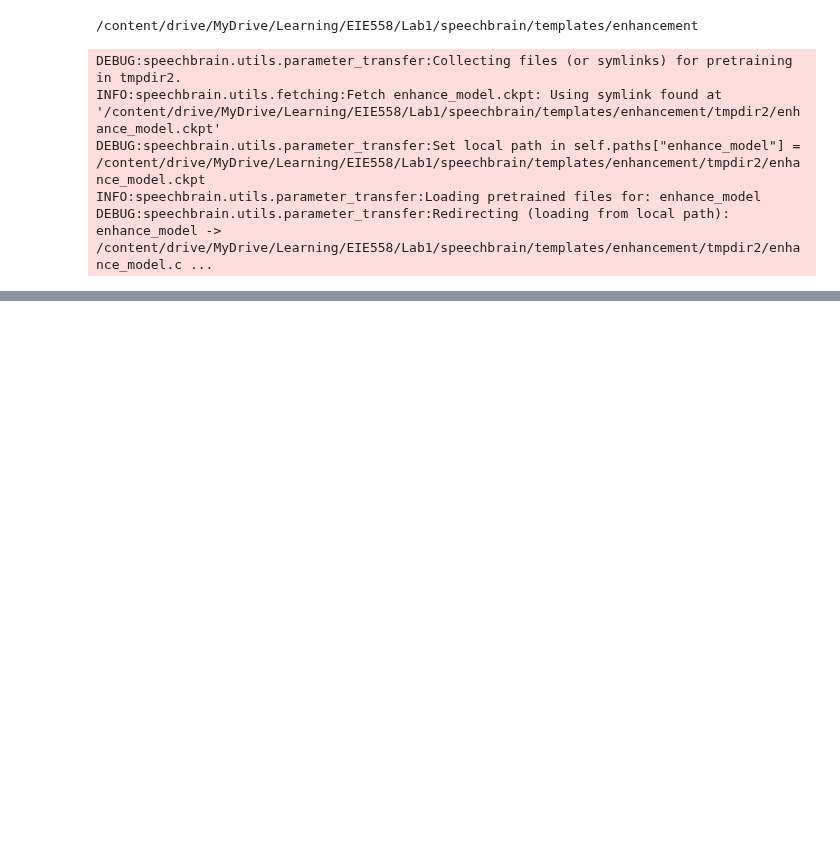
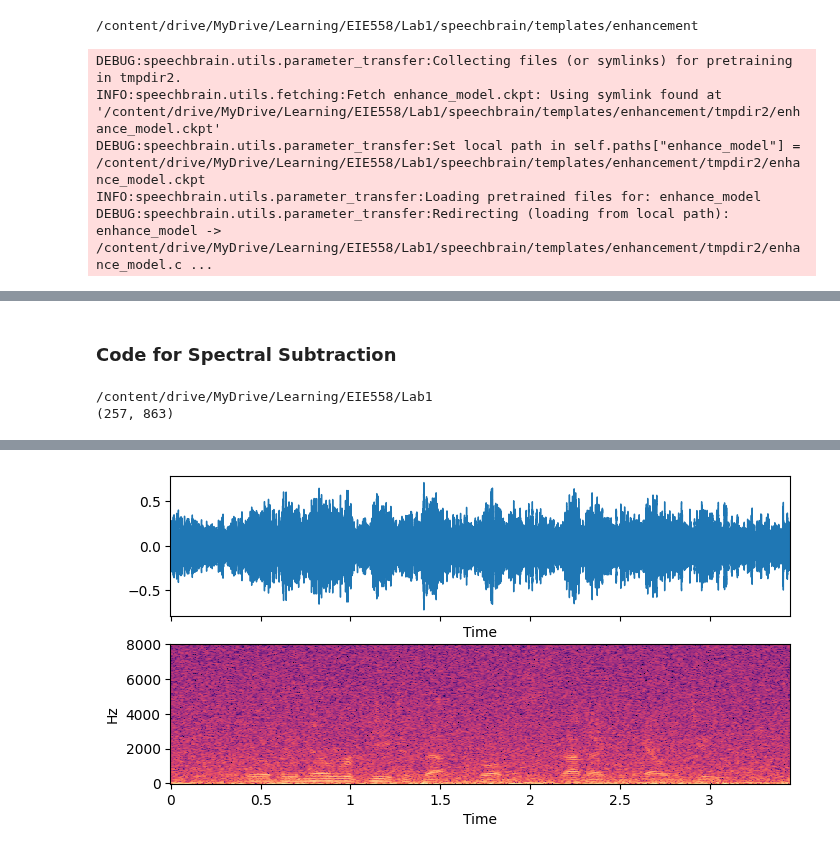
Before and after one commit to enmwmak/Teaching, a Jupyter notebook: EIE558/lab/2025/SB_speech_enhancement.ipynb, the cells around one changed output, grey strips where cells are left out. Cells and saved outputs as stored; diff of their text form; code cells hidden in the pictures; blank space fills up the shorter version.

```diff
--- a/EIE558/lab/2025/SB_speech_enhancement.ipynb
+++ b/EIE558/lab/2025/SB_speech_enhancement.ipynb
@@ -211,3 +211,49 @@ show_wav_and_spec("../../../audio/enhanced2.wav")
 # %% [output]
 [figure]
 [interactive output not drawn]
+# %% [markdown]
+### Code for Spectral Subtraction
+# %%
+def specsub(y, frame_size, frame_shift, sr=16000):
+    Y = librosa.stft(y, n_fft=frame_size, hop_length=frame_shift)     # Short-time Fourier transform
+    Ymag= np.abs(Y)         # Get magnitude (spectrogram)
+    Ypha= np.angle(Y)       # Get phase
+
+    # Assume that the beginning of the speech file contains noise only and get its average noise spectrum
+    noise_dur = 0.5             # Duration at the beginning of the file considered as noise
+    alpha = 2                   # Over-subtraction factor
+    noise_mag = Ymag[:, 0:int(noise_dur*sr/frame_shift)]
+    mean_noise_mag = np.mean(noise_mag, axis=1)
+    Xmag = Ymag - alpha * mean_noise_mag.reshape((mean_noise_mag.shape[0],1))
+
+    # Implement |Y(w) - B(w)| so that all negative values are set to 0
+    mask = (Xmag > 0).astype(int)
+    Xmag = Xmag * mask
+
+    # Convert to complex number using the phase information of noisy speech. Then, convert to time domain using ISTFT
+    Y = Xmag * np.exp(1.0j* Ypha)
+    y = librosa.istft(Y, n_fft=frame_size, hop_length=frame_shift)
+    return y, Y, mask
+# %%
+# Load the noisy speech and perform spectral subtraction
+%cd /content/drive/MyDrive/Learning/EIE558/Lab1
+frame_size = 512
+frame_shift = 64
+y, sr = librosa.load("audio/noisyspeech16k.wav", sr=None, mono=True) # keep native sr (sampling rate) and trans into mono
+x, X, mask = specsub(y, frame_size=frame_size, frame_shift=frame_shift, sr=sr)
+print(X.shape)
+# %% [output]
+/content/drive/MyDrive/Learning/EIE558/Lab1
+(257, 863)
+# %%
+# Function for plotting speech signal and its spectrogram
+def plot_speech(x, sr=8000, frm_len=512, hop_len=256):
+    X = librosa.amplitude_to_db(np.abs(librosa.stft(x, n_fft=frm_len, hop_length=hop_len)), ref=np.max)  # STFT of x
+    _, ax = plt.subplots(nrows=2, sharex=True, figsize=(8,4))
+    librosa.display.waveshow(x, sr=sr, ax=ax[0])
+    librosa.display.specshow(X, sr=sr, n_fft=frm_len, hop_length=hop_len, x_axis='time', y_axis='linear', ax=ax[1])
+    display(Audio(x, rate=sr, autoplay=True))
+# %%
+# Plot noisy speech
+plot_speech(y, sr=16000, frm_len=frame_size, hop_len=frame_shift)
+# %% [output]
@@ -213,0 +261 @@ show_wav_and_spec("../../../audio/enhanced2.wav")
+[figure, added]
```
Also changed, not shown: parts of 2 cells of this notebook.
